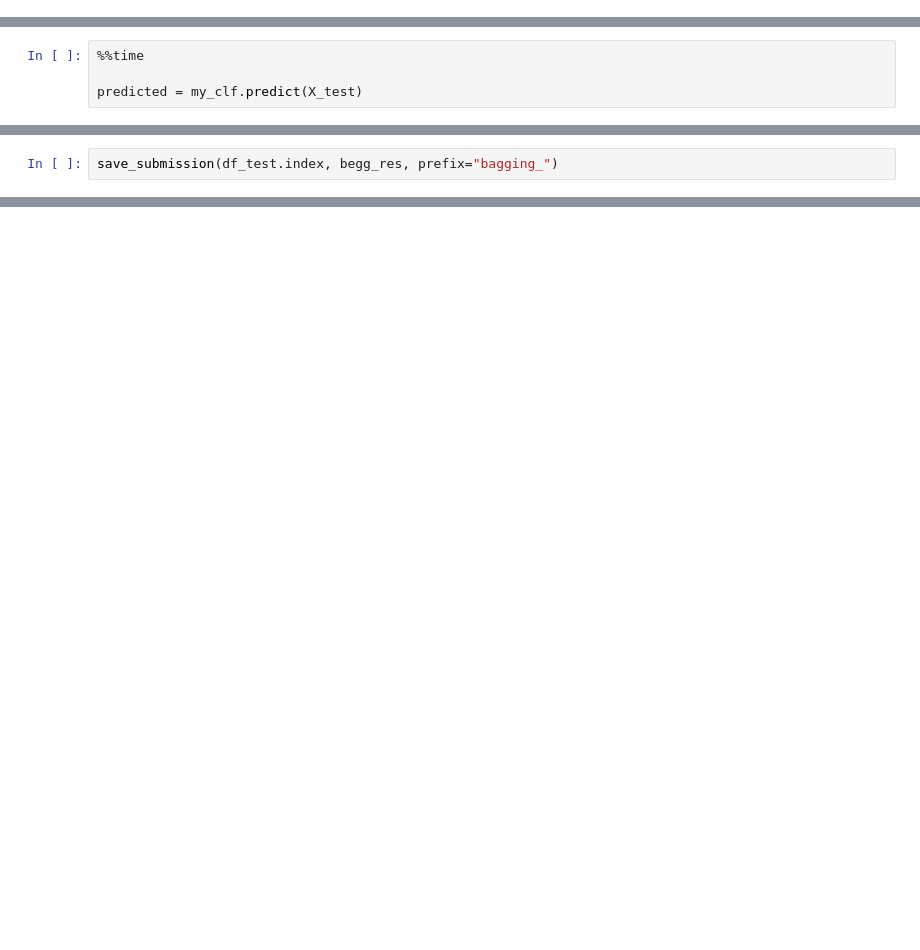
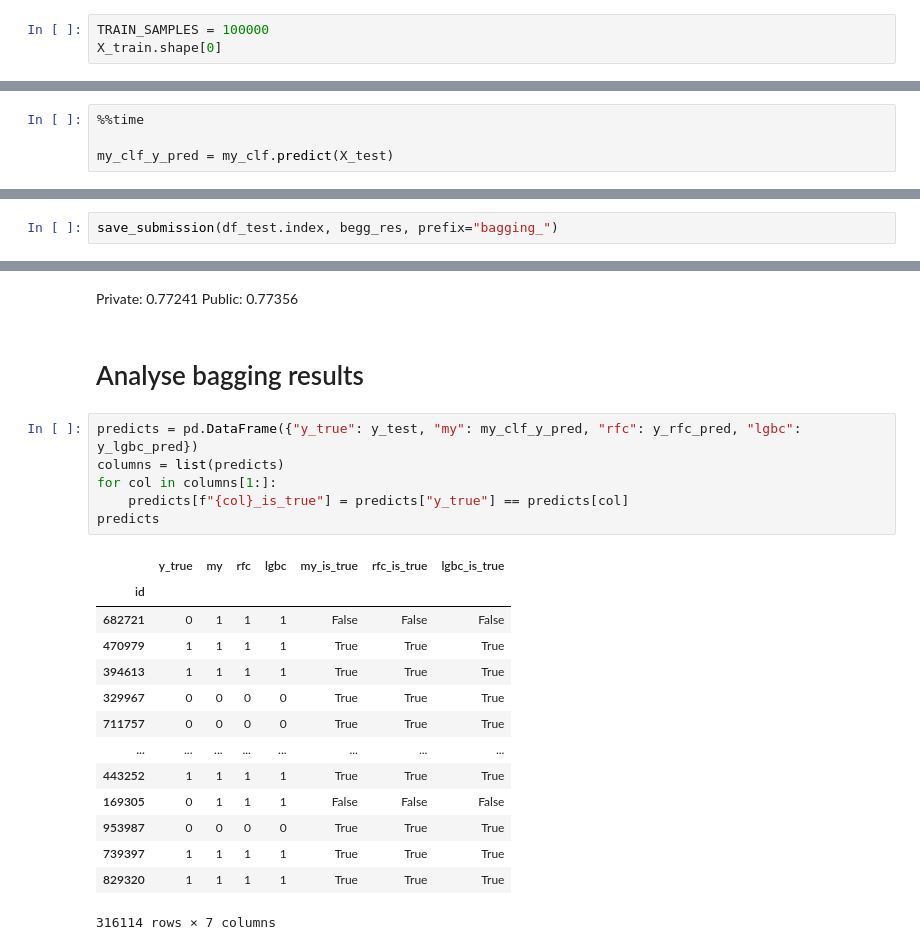
Before and after one commit to mishabeliy15/tt-ml-hw-1, a Jupyter notebook: hw1.ipynb, the cells around one changed output, grey strips where cells are left out. Saved outputs shown, nothing was run; the diff lists cells and outputs as text; blank space fills up the shorter version.

```diff
--- a/hw1.ipynb
+++ b/hw1.ipynb
@@ -336,0 +368,3 @@ X_train, X_test, y_train, y_test = train_test_split(X, y, test_size=0.33, random
+# %%
+TRAIN_SAMPLES = 100000
+X_train.shape[0]
@@ -349,5 +395,5 @@ Wall time: 8min 34s
 # %%
 %%time
 
-predicted = my_clf.predict(X_test)
+my_clf_y_pred = my_clf.predict(X_test)
 # %% [output]
@@ -600,0 +623,26 @@ save_submission(df_test.index, begg_res, prefix="bagging_")
+# %% [markdown]
+Private: 0.77241
+Public: 0.77356
+# %% [markdown]
+# Analyse bagging results
+# %%
+predicts = pd.DataFrame({"y_true": y_test, "my": my_clf_y_pred, "rfc": y_rfc_pred, "lgbc": y_lgbc_pred})
+columns = list(predicts)
+for col in columns[1:]:
+    predicts[f"{col}_is_true"] = predicts["y_true"] == predicts[col]
+predicts
+# %% [output]
+|  | y_true | my | rfc | lgbc | my_is_true | rfc_is_true | lgbc_is_true |
+| id |  |  |  |  |  |  |  |
+| 682721 | 0 | 1 | 1 | 1 | False | False | False |
+| 470979 | 1 | 1 | 1 | 1 | True | True | True |
+| 394613 | 1 | 1 | 1 | 1 | True | True | True |
+| 329967 | 0 | 0 | 0 | 0 | True | True | True |
+| 711757 | 0 | 0 | 0 | 0 | True | True | True |
+| ... | ... | ... | ... | ... | ... | ... | ... |
+| 443252 | 1 | 1 | 1 | 1 | True | True | True |
+| 169305 | 0 | 1 | 1 | 1 | False | False | False |
+| 953987 | 0 | 0 | 0 | 0 | True | True | True |
+| 739397 | 1 | 1 | 1 | 1 | True | True | True |
+| 829320 | 1 | 1 | 1 | 1 | True | True | True |
+316114 rows × 7 columns
```
Also changed, not shown: parts of 53 cells of this notebook.
